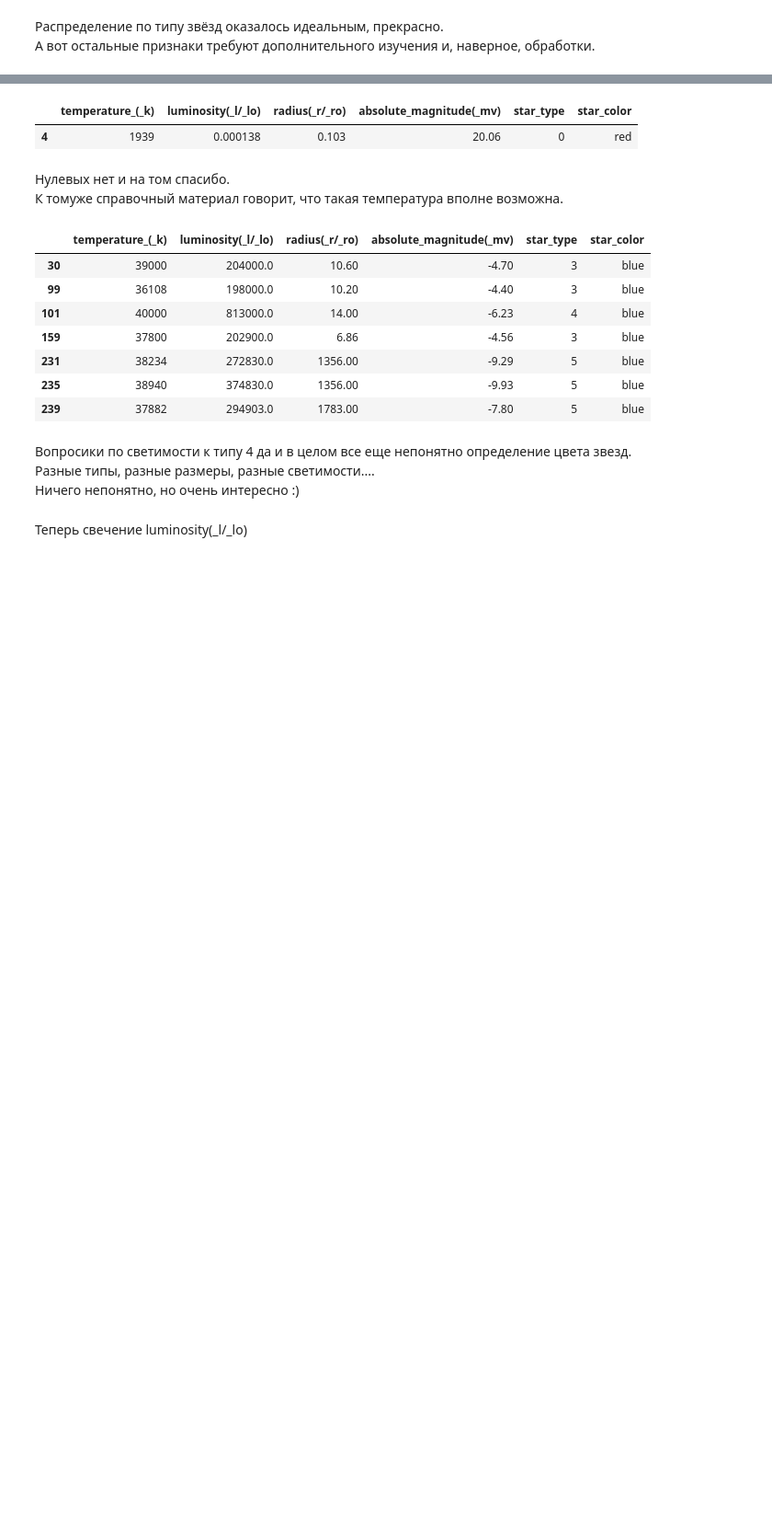
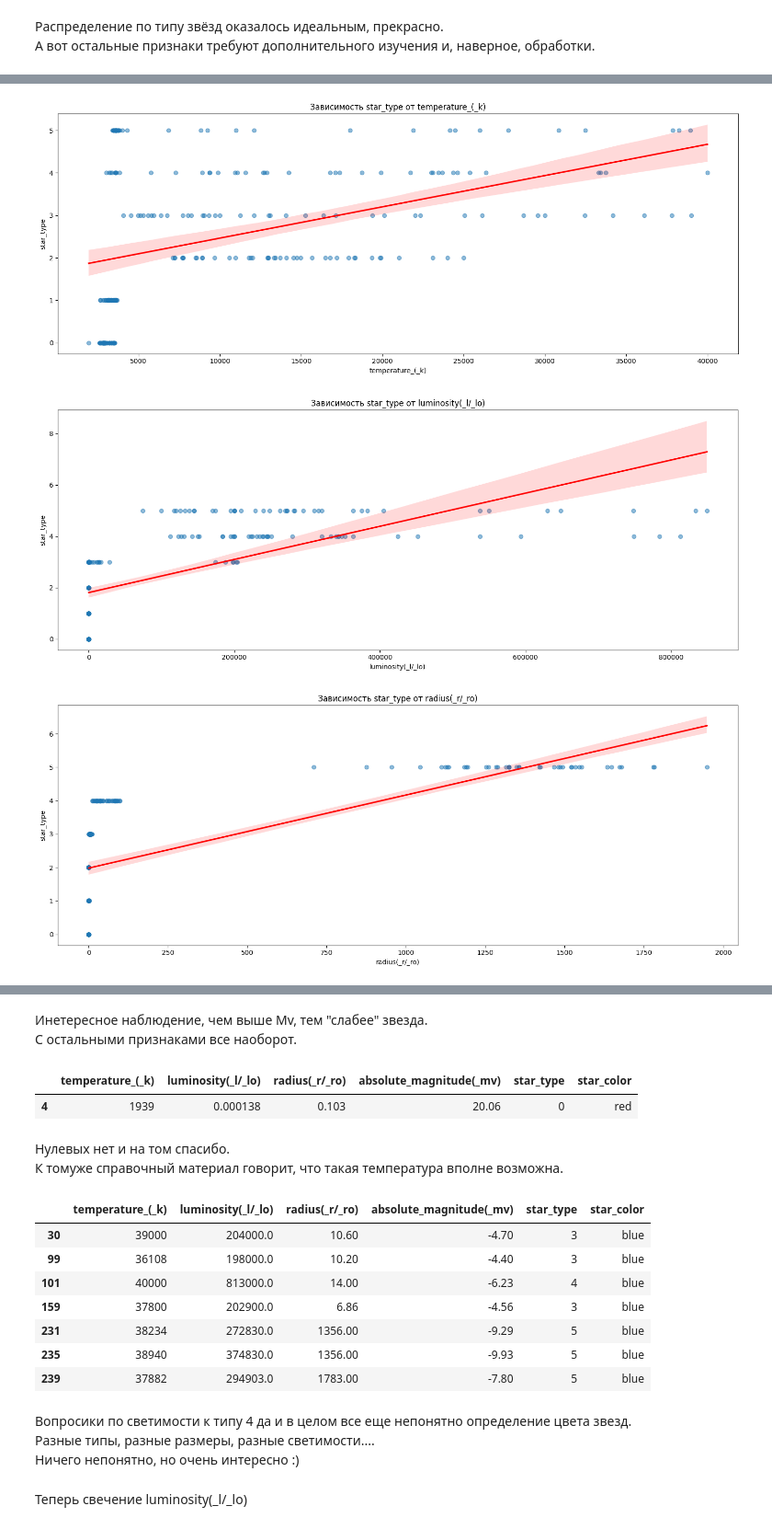
Before and after one commit to Ankudar/yandex_practicum_ds, a Jupyter notebook: 12) Neyrosety/notebook/project.ipynb, the cells around one changed output, grey strips where cells are left out. Shown at 92% size. Saved outputs shown, nothing was run; the diff lists cells and outputs as text; code cells hidden in the pictures; blank space fills up the shorter version.

```diff
--- a/12) Neyrosety/notebook/project.ipynb
+++ b/12) Neyrosety/notebook/project.ipynb
@@ -258,0 +271,6 @@ plot_categorical_columns(df, col=None, target=None)
+# %%
+plot_scatter_with_numerical(df, target_column='star_type')
+# %% [output]
+[figure, added]
+[figure, added]
+[figure, added]
@@ -259,3 +278,6 @@ plot_categorical_columns(df, col=None, target=None)
+# %% [markdown]
+Инетересное наблюдение, чем выше Mv, тем "слабее" звезда.
+С остальными признаками все наоборот.
 # %%
 # очень много данных temperature_(_k) меньше 5000, посмотрим на них отдельно
 df_low_temp = df[df['temperature_(_k)'] < 2000]
```
Also changed, not shown: parts of 28 cells of this notebook, 3 other files.
